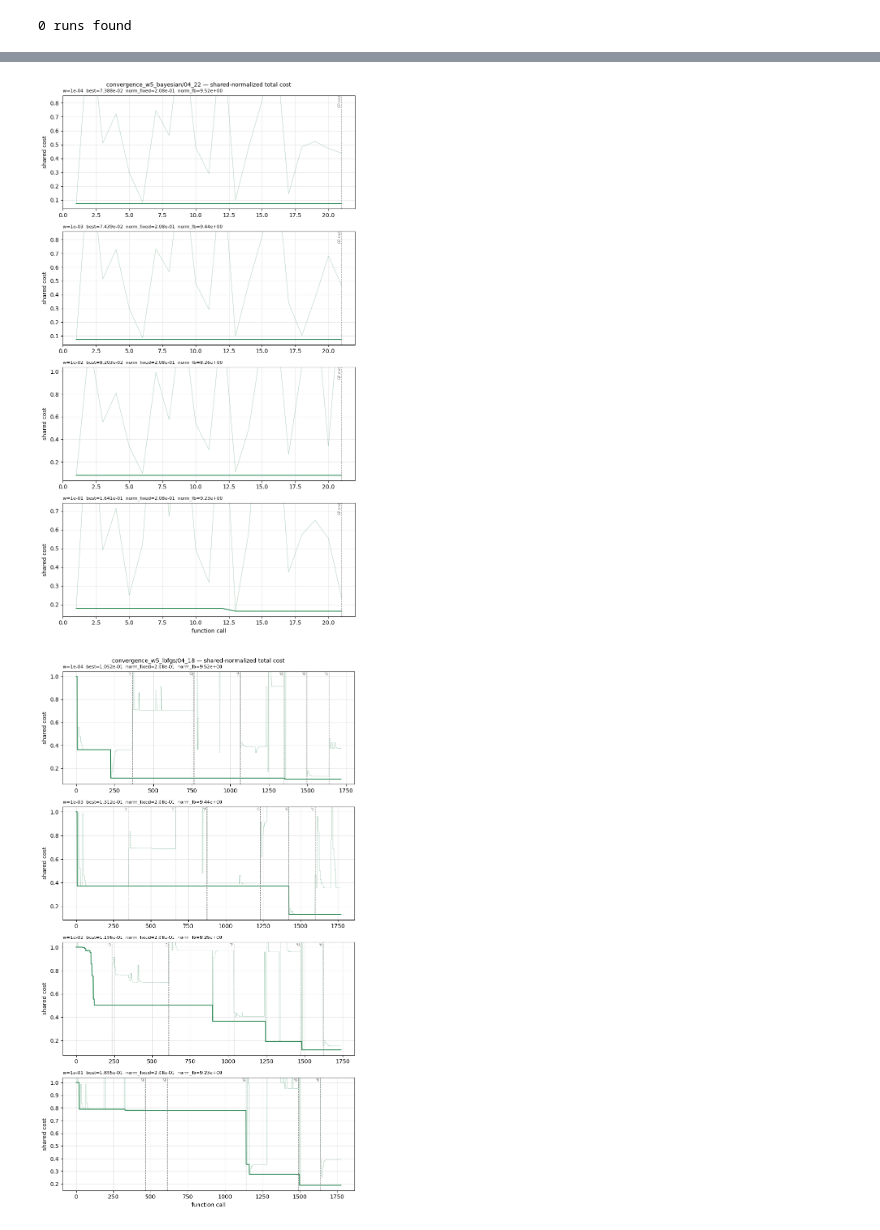
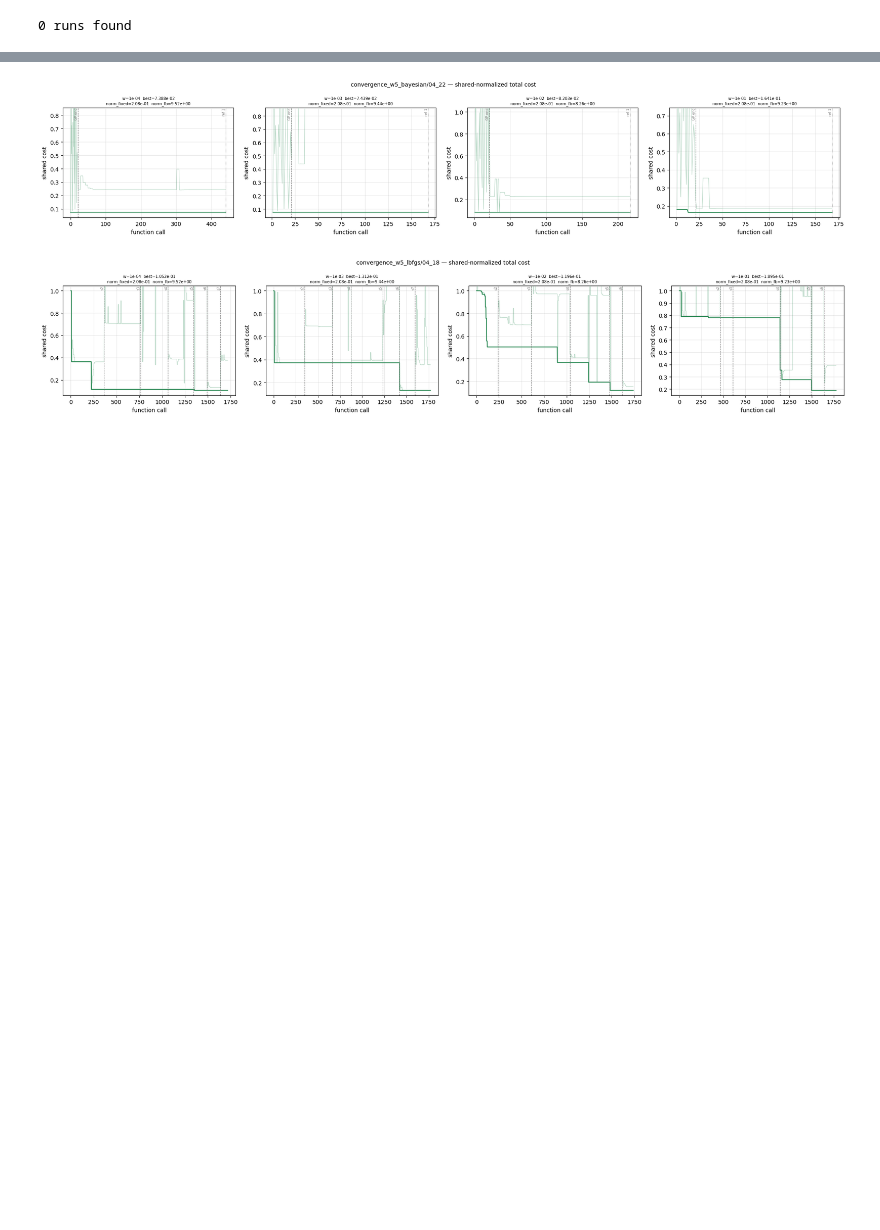
Before and after one commit to jeremslm/PF_location_optimization, a Jupyter notebook: notebooks/combined_boundary_analysis.ipynb, the cells around one changed output, grey strips where cells are left out. Cells and saved outputs as stored; diff of their text form; code cells hidden in the pictures; blank space fills up the shorter version.

Commit message:
updated combined boundary script

```diff
--- a/notebooks/combined_boundary_analysis.ipynb
+++ b/notebooks/combined_boundary_analysis.ipynb
@@ -7,5 +8,5 @@ import pandas as pd
 # %%
-K_REFINED = 0 # None = all refinements; set e.g. 1 to truncate Bayesian after k-th refinement
+K_REFINED = None # None = all refinements; set e.g. 1 to truncate Bayesian after k-th refinement
 # %%
 LBFGS_SWEEP = 'convergence_w5_lbfgs/04_18'
 BAYESIAN_SWEEP = 'convergence_w5_bayesian/04_22'
@@ -221,22 +195,0 @@ plt.show()
-# %%
-import seaborn as sns
-
-bay = df[df['sweep'].str.contains('bayesian')].set_index(['num_coils', 'weight_fb'])
-lbf = df[~df['sweep'].str.contains('bayesian')].set_index(['num_coils', 'weight_fb'])
-
-metrics = ['best_flux_err', 'best_fb_cost', 'best_cost_shared']
-titles = ['flux err (bay/lbfgs)', 'fb cost (bay/lbfgs)', 'combined cost (bay/lbfgs)']
-ratio = bay[metrics] / lbf[metrics]
-
-fig, axes = plt.subplots(1, 3, figsize=(15, 4))
-for ax, col, title in zip(axes, metrics, titles):
-    pivot = ratio[[col]].reset_index().pivot(index='num_coils', columns='weight_fb', values=col)
-    pivot.columns = [f'{w:.0e}' for w in pivot.columns]
-    sns.heatmap(pivot, annot=True, fmt='.2f', cmap='RdYlGn_r', center=1.0, ax=ax,
-                linewidths=0.5, cbar_kws={'label': 'ratio'})
-    ax.set_title(title, fontsize=9)
-    ax.set_xlabel('weight_fb')
-    ax.set_ylabel('num_coils')
-
-plt.tight_layout()
-plt.show()
@@ -281,14 +335,17 @@ plt.show()
 # %%
 # shared-normalized total cost history (norm = max(init_lbfgs, init_bayesian) per weight_fb)
 norm_lookup = df.drop_duplicates('weight_fb').set_index('weight_fb')[['norm_fixed', 'norm_fb', 'alpha']]
+CLIP = 1
+
+filtered = runs
 
 for sweep in sorted(set(r['sweep'] for r in filtered)):
-    sweep_runs = [r for r in filtered if r['sweep'] == sweep]
+    sweep_runs = sorted([r for r in filtered if r['sweep'] == sweep], key=lambda x: x['weight_fb'])
     n = len(sweep_runs)
-    fig, axes = plt.subplots(n, 1, figsize=(8, 3.5 * n), squeeze=False)
+    fig, axes = plt.subplots(1, n, figsize=(5 * n, 4), squeeze=False)
     fig.suptitle(f"{sweep} — shared-normalized total cost", fontsize=10)
 
-    for row, r in enumerate(sorted(sweep_runs, key=lambda x: x['weight_fb'])):
+    for col, r in enumerate(sweep_runs):
         d = r['data']
         flux = np.array([x if x is not None else np.nan for x in d['flux_err_history']], dtype=float)
         fb = np.array([x if x is not None else np.nan for x in d['fb_cost_history']], dtype=float)
@@ -309,39 +366,37 @@ for sweep in sorted(set(r['sweep'] for r in filtered)):
             for i, x in enumerate(d.get('start_boundaries', [])):
                 phase_lines.append((f's{i+2}', x, '--'))
 
         w = r['weight_fb']
         norm_fixed = norm_lookup.loc[w, 'norm_fixed']
         norm_fb = norm_lookup.loc[w, 'norm_fb']
         alpha = norm_lookup.loc[w, 'alpha']
         shared_total = (1 - alpha) * flux / norm_fixed + alpha * fb / norm_fb
 
         evals = np.arange(1, len(shared_total) + 1)
-        ax = axes[row][0]
+        ax = axes[0][col]
         ax.plot(evals, shared_total, lw=0.7, alpha=0.4, color='seagreen')
         rb = np.minimum.accumulate(np.where(np.isnan(shared_total), np.inf, shared_total))
         rb[rb == np.inf] = np.nan
         ax.plot(evals, rb, lw=1.5, color='seagreen')
         ax.set_ylabel('shared cost')
+        ax.set_xlabel('function call')
         ax.grid(True, alpha=0.3)
-        if row == n - 1:
-            ax.set_xlabel('function call')
 
         finite = shared_total[np.isfinite(shared_total) & (shared_total < CLIP)]
         if len(finite):
             pad = (finite.max() - finite.min()) * 0.05 or finite.min() * 0.05
             ax.set_ylim(finite.min() - pad, finite.max() + pad)
 
         for lbl, x, ls in phase_lines:
             ax.axvline(x, color='gray', lw=0.8, ls=ls)
             ax.text(x, ax.get_ylim()[1], lbl, fontsize=6, ha='right', va='top', rotation=90, color='gray')
 
-        run_title = f"w={w:.0e}  best={np.nanmin(shared_total):.3e}  norm_fixed={norm_fixed:.2e}  norm_fb={norm_fb:.2e}"
-        ax.annotate(run_title, xy=(0, 1), xycoords='axes fraction', xytext=(0, 4),
-                    textcoords='offset points', fontsize=8, va='bottom')
+        run_title = f"w={w:.0e}  best={np.nanmin(shared_total):.3e}\nnorm_fixed={norm_fixed:.2e}  norm_fb={norm_fb:.2e}"
+        ax.set_title(run_title, fontsize=7)
 
     plt.tight_layout()
     plt.show()
 # %% [output]
-[figure, old version]
+[figure, new version]
-[figure, old version]
+[figure, new version]
 # %%
```
Also changed, not shown: parts of 9 cells of this notebook, 4 other files.
